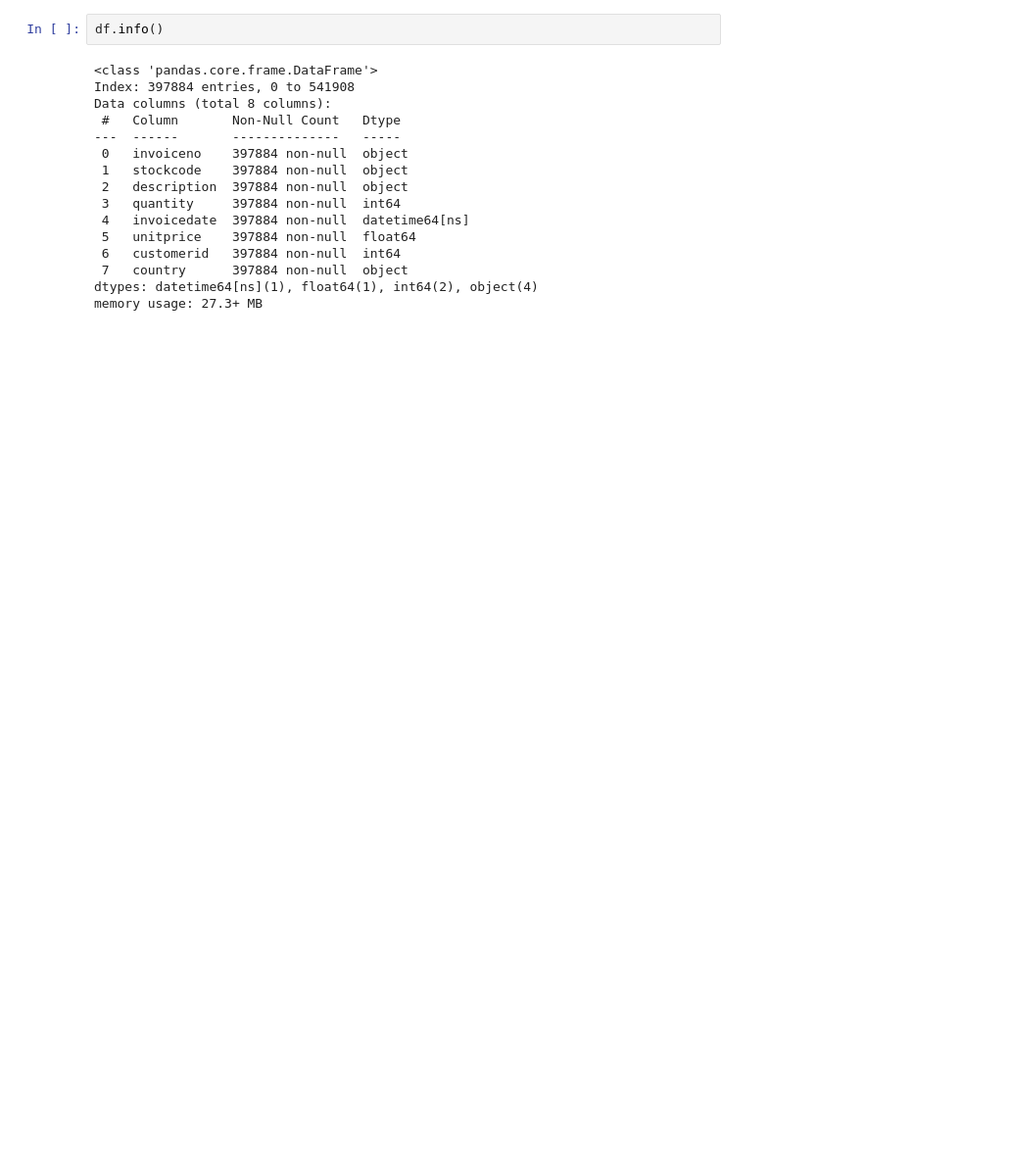
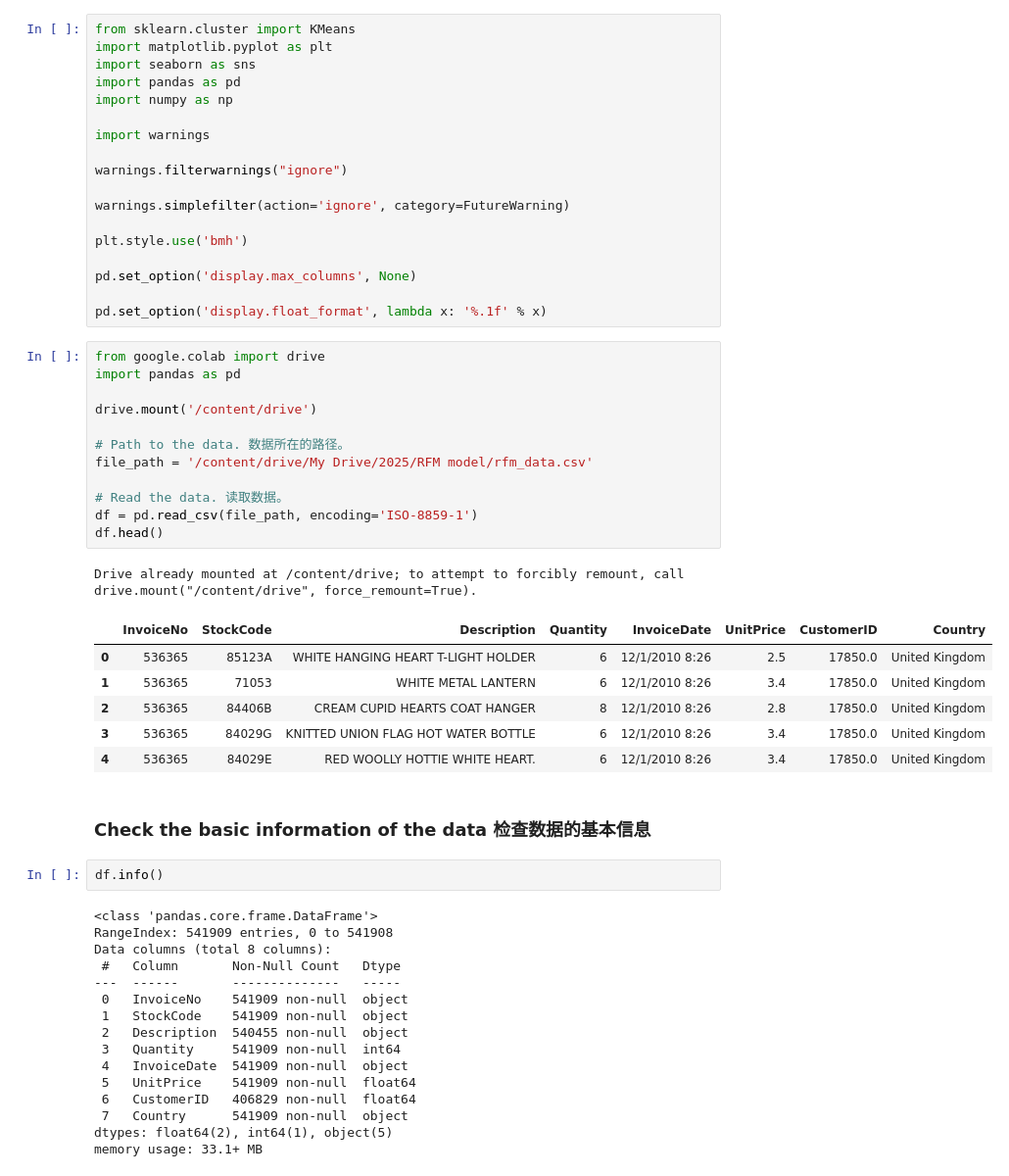
Before and after one commit to jia-jie-su/RFM-model, a Jupyter notebook: rfm_model_code.ipynb, the cells around one changed output. Shown: that part at 98% size. Saved outputs shown, nothing was run; the diff lists cells and outputs as text; blank space fills up the shorter version.

```diff
--- a/rfm_model_code.ipynb
+++ b/rfm_model_code.ipynb
@@ -150,18 +18,58 @@ df['customerid'] = df['customerid'].astype(int)
+# %%
+from sklearn.cluster import KMeans
+import matplotlib.pyplot as plt
+import seaborn as sns
+import pandas as pd
+import numpy as np
+
+import warnings
+
+warnings.filterwarnings("ignore")
+
+warnings.simplefilter(action='ignore', category=FutureWarning)
+
+plt.style.use('bmh')
+
+pd.set_option('display.max_columns', None)
+
+pd.set_option('display.float_format', lambda x: '%.1f' % x)
+# %%
+from google.colab import drive
+import pandas as pd
+
+drive.mount('/content/drive')
+
+# Path to the data. 数据所在的路径。
+file_path = '/content/drive/My Drive/2025/RFM model/rfm_data.csv'
+
+# Read the data. 读取数据。
+df = pd.read_csv(file_path, encoding='ISO-8859-1')
+df.head()
+# %% [output]
+Drive already mounted at /content/drive; to attempt to forcibly remount, call drive.mount("/content/drive", force_remount=True).
+|  | InvoiceNo | StockCode | Description | Quantity | InvoiceDate | UnitPrice | CustomerID | Country |
+| 0 | 536365 | 85123A | WHITE HANGING HEART T-LIGHT HOLDER | 6 | 12/1/2010 8:26 | 2.5 | 17850.0 | United Kingdom |
+| 1 | 536365 | 71053 | WHITE METAL LANTERN | 6 | 12/1/2010 8:26 | 3.4 | 17850.0 | United Kingdom |
+| 2 | 536365 | 84406B | CREAM CUPID HEARTS COAT HANGER | 8 | 12/1/2010 8:26 | 2.8 | 17850.0 | United Kingdom |
+| 3 | 536365 | 84029G | KNITTED UNION FLAG HOT WATER BOTTLE | 6 | 12/1/2010 8:26 | 3.4 | 17850.0 | United Kingdom |
+| 4 | 536365 | 84029E | RED WOOLLY HOTTIE WHITE HEART. | 6 | 12/1/2010 8:26 | 3.4 | 17850.0 | United Kingdom |
+# %% [markdown]
+### Check the basic information of the data 检查数据的基本信息
 # %%
 df.info()
 # %% [output]
 <class 'pandas.core.frame.DataFrame'>
-Index: 397884 entries, 0 to 541908
+RangeIndex: 541909 entries, 0 to 541908
 Data columns (total 8 columns):
  #   Column       Non-Null Count   Dtype
 ---  ------       --------------   -----
- 0   invoiceno    397884 non-null  object
- 1   stockcode    397884 non-null  object
- 2   description  397884 non-null  object
- 3   quantity     397884 non-null  int64
- 4   invoicedate  397884 non-null  datetime64[ns]
- 5   unitprice    397884 non-null  float64
- 6   customerid   397884 non-null  int64
- 7   country      397884 non-null  object
-dtypes: datetime64[ns](1), float64(1), int64(2), object(4)
-memory usage: 27.3+ MB
+ 0   InvoiceNo    541909 non-null  object
+ 1   StockCode    541909 non-null  object
+ 2   Description  540455 non-null  object
+ 3   Quantity     541909 non-null  int64
+ 4   InvoiceDate  541909 non-null  object
+ 5   UnitPrice    541909 non-null  float64
+ 6   CustomerID   406829 non-null  float64
+ 7   Country      541909 non-null  object
+dtypes: float64(2), int64(1), object(5)
+memory usage: 33.1+ MB
```
Also changed, not shown: parts of 54 cells of this notebook.
